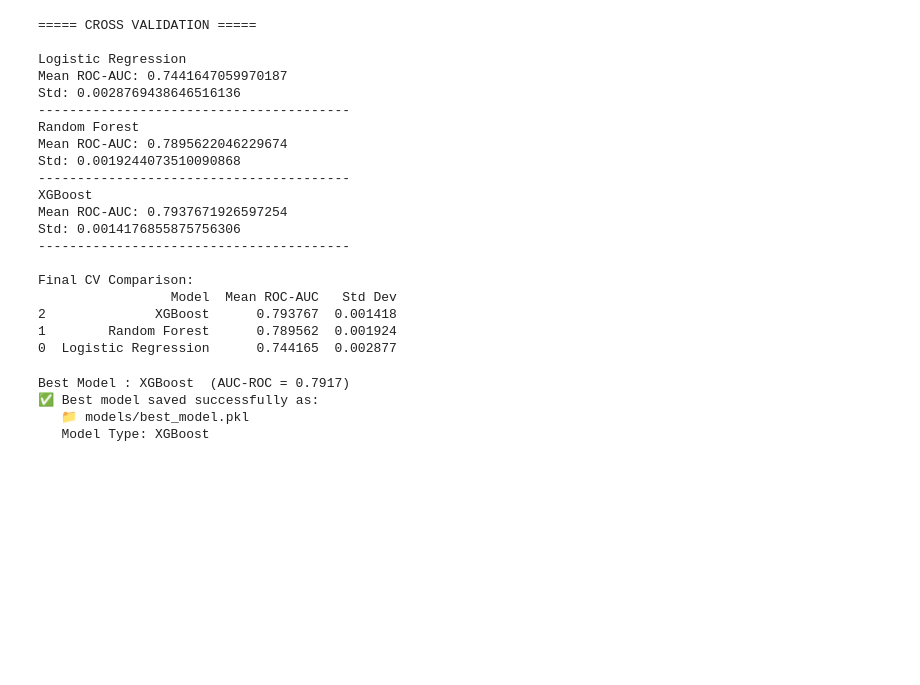
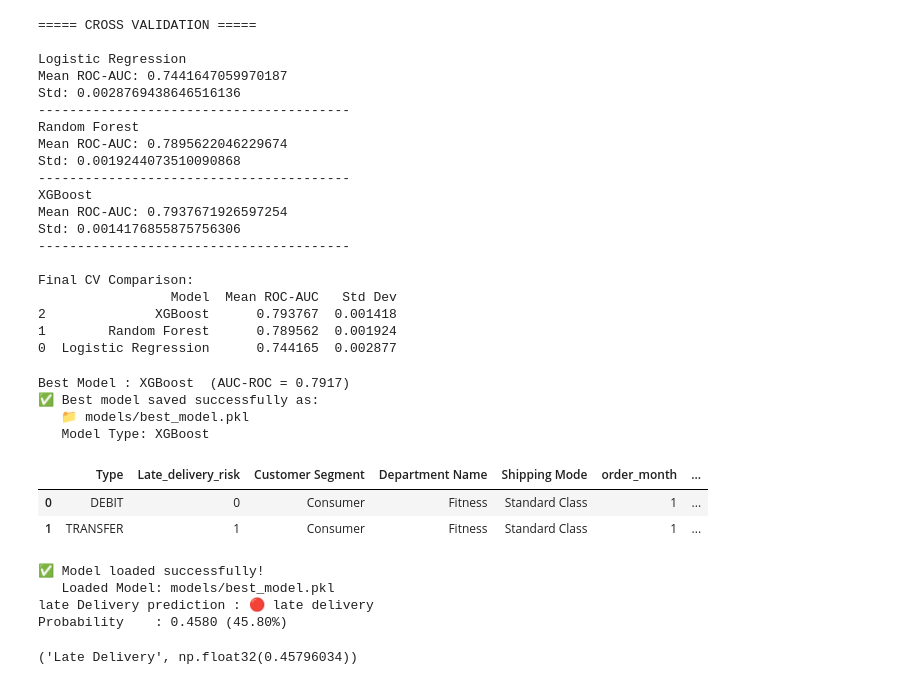
Before and after one commit to Ishasavani1402/Machin_Learning, a Jupyter notebook: supply_chain/ml_model.ipynb, the cells around one changed output. Drawn from its saved outputs; the diff is of its cells as text; code cells hidden in the pictures; blank space fills up the shorter version.

```diff
--- a/supply_chain/ml_model.ipynb
+++ b/supply_chain/ml_model.ipynb
@@ -255,3 +255,52 @@ Best Model : XGBoost  (AUC-ROC = 0.7917)
 ✅ Best model saved successfully as:
    📁 models/best_model.pkl
    Model Type: XGBoost
+# %%
+df.head(2)
+# %% [output]
+|  | Type | Late_delivery_risk | Customer Segment | Department Name | Shipping Mode | order_month | ... |
+| 0 | DEBIT | 0 | Consumer | Fitness | Standard Class | 1 | ... |
+| 1 | TRANSFER | 1 | Consumer | Fitness | Standard Class | 1 | ... |
+# %%
+model_path = 'models/best_model.pkl'
+
+try:
+    model = joblib.load(model_path)
+    print("✅ Model loaded successfully!")
+    print(f"   Loaded Model: {model_path}")
+except FileNotFoundError:
+    print("❌ Model file not found! Please check the path.")
+    print("Make sure you ran the training code and saved the model first.")
+
+def predict_delivery_risk(input_dict):
+    """Make prediction from a dictionary input"""
+    sample = pd.DataFrame([input_dict])
+    pred = best_pipeline.predict(sample)[0]
+    prob = best_pipeline.predict_proba(sample)[:, 1][0]
+
+    reaction = "On_time_delivery" if pred == 1 else "Late Delivery"
+    print(f"late Delivery prediction : {'🟢 on time delivery' if pred == 1 else '🔴 late delivery'}")
+    print(f"Probability    : {prob:.4f} ({prob*100:.2f}%)")
+    return reaction, prob
+
+# Example usage:
+test_case = {
+    'Type': 'Debit',
+    'Customer Segment': 'Consumer',
+    'Department Name': 'Infra/Hardware',
+    'Shipping Mode' : 'Standard Class',
+    'order_month' : 4 ,
+    'order_hour' : 2 ,
+    'is_weekend' : 1,
+    'is_peak_hour' : 0,
+    'Order Region_freq' : 0.052882,
+    'Category Name_freq' : '0.001295'
+}
+
+predict_delivery_risk(test_case)
+# %% [output]
+✅ Model loaded successfully!
+   Loaded Model: models/best_model.pkl
+late Delivery prediction : 🔴 late delivery
+Probability    : 0.4580 (45.80%)
+('Late Delivery', np.float32(0.45796034))
```
